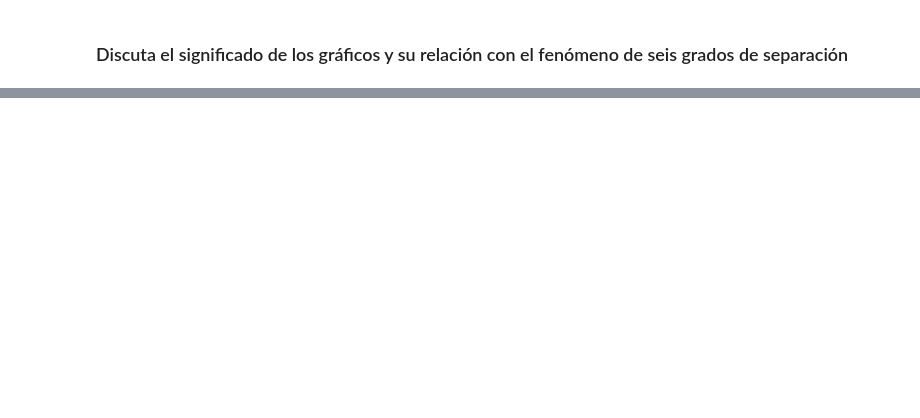
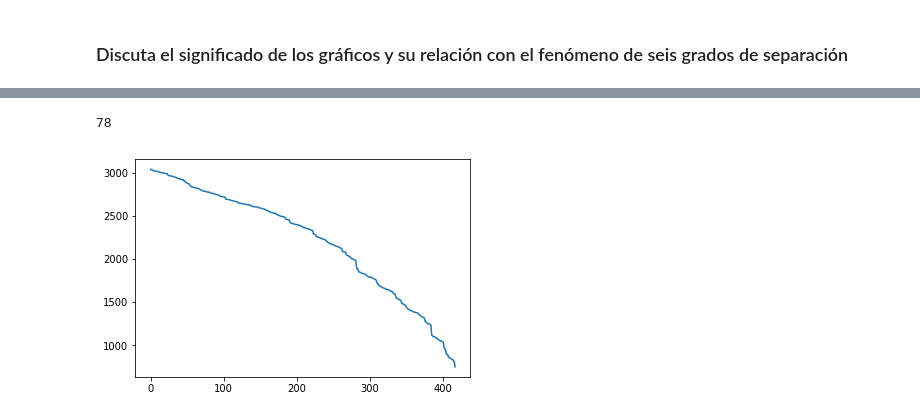
Before and after one commit to santiago-mb/data-science, a Jupyter notebook: wip/tp4/tp4.ipynb, the cells around one changed output, grey strips where cells are left out. Cells and saved outputs as stored; diff of their text form; code cells hidden in the pictures; blank space fills up the shorter version.

```diff
--- a/wip/tp4/tp4.ipynb
+++ b/wip/tp4/tp4.ipynb
@@ -168,0 +296,5 @@ print watts_strogatz_avg_clustering, watts_strogatz_avg_shortest_path
+# %%
+estrellas_v2(degree_centrality, max_component)
+# %% [output]
+78
+[figure, added]
```
Also changed, not shown: parts of 25 cells of this notebook.
